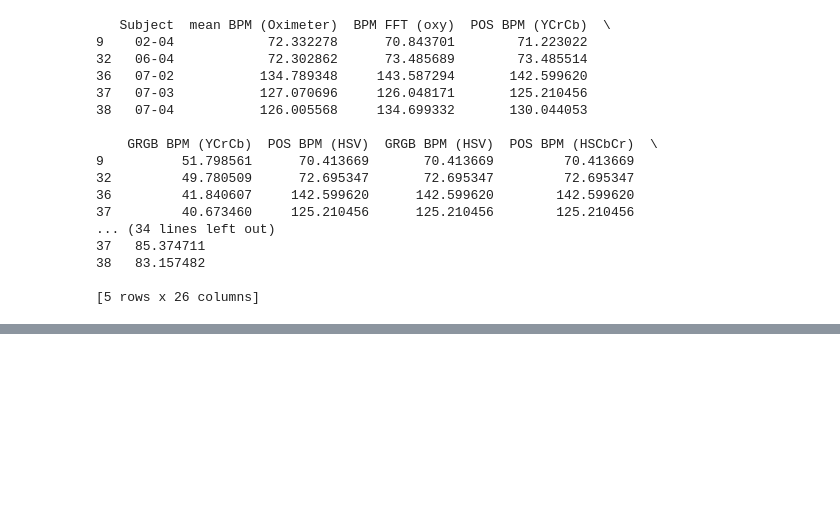
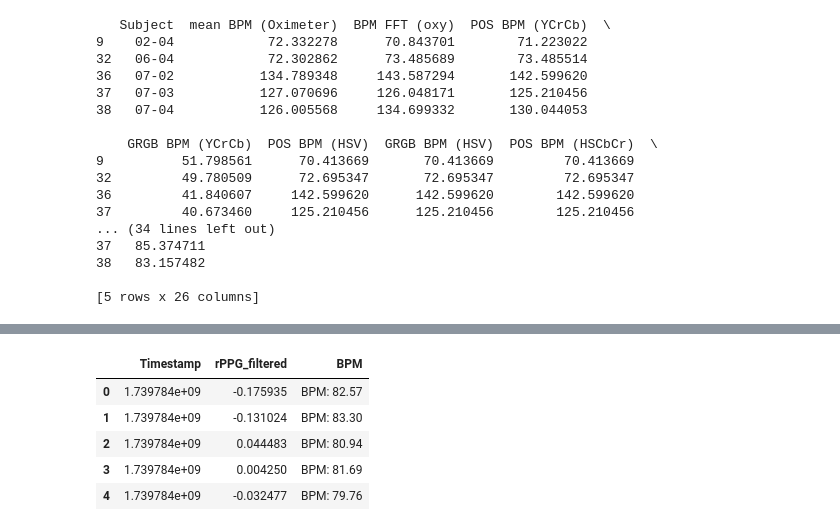
Before and after one commit to Ren1100/remote-PPG, a Jupyter notebook: test.ipynb, the cells around one changed output, grey strips where cells are left out. Saved outputs shown, nothing was run; the diff lists cells and outputs as text; code cells hidden in the pictures; blank space fills up the shorter version.

```diff
--- a/test.ipynb
+++ b/test.ipynb
@@ -1479,0 +1482,12 @@ plt.show()
+# %%
+import pandas as pd
+
+df = pd.read_csv('rPPG_data.csv')
+df.head()
+# %% [output]
+|  | Timestamp | rPPG_filtered | BPM |
+| 0 | 1.739784e+09 | -0.175935 | BPM: 82.57 |
+| 1 | 1.739784e+09 | -0.131024 | BPM: 83.30 |
+| 2 | 1.739784e+09 | 0.044483 | BPM: 80.94 |
+| 3 | 1.739784e+09 | 0.004250 | BPM: 81.69 |
+| 4 | 1.739784e+09 | -0.032477 | BPM: 79.76 |
```
Also changed, not shown: parts of 5 cells of this notebook, 1 other file.
